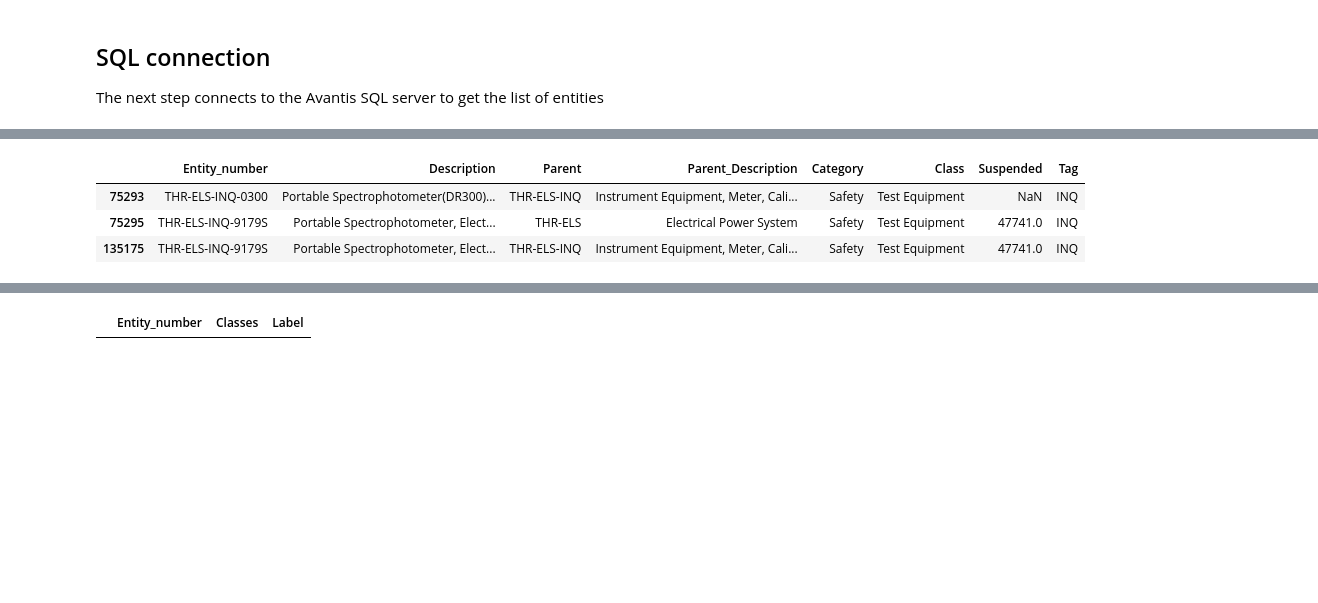
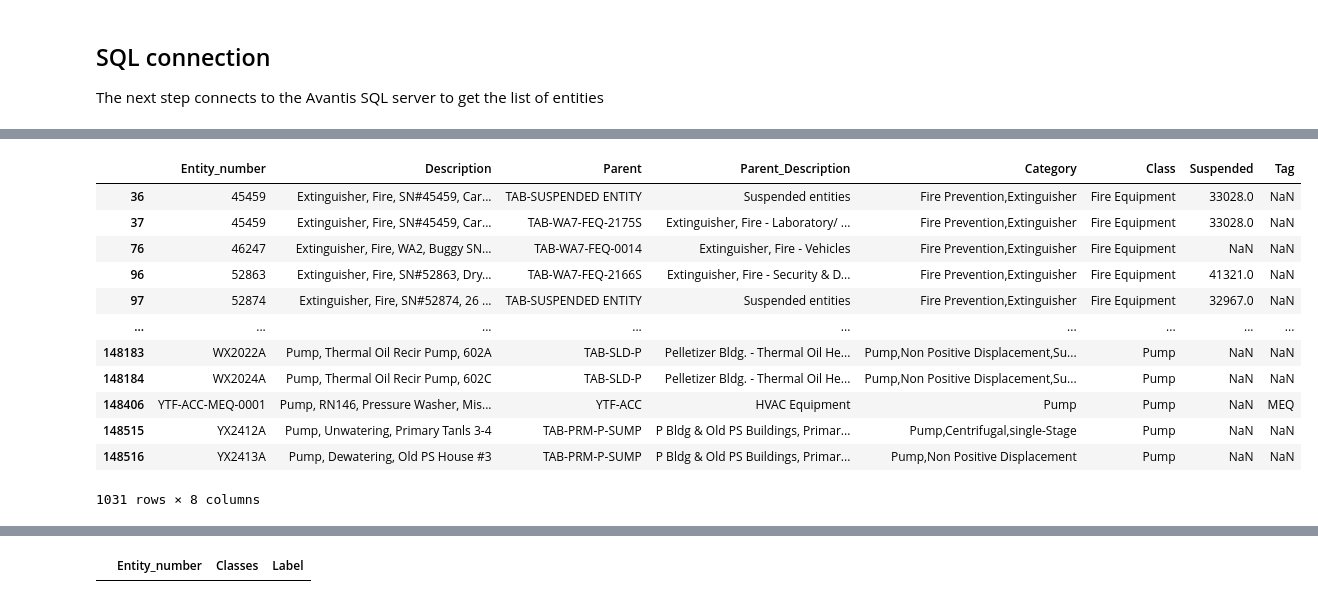
Before and after one commit to TW-ASMP/TWONTO, a Jupyter notebook: Avantis Mapping/Avantis Mapping Instructions.ipynb, the cells around one changed output, grey strips where cells are left out. Drawn from its saved outputs; the diff is of its cells as text; code cells hidden in the pictures; blank space fills up the shorter version.

```diff
--- a/Avantis Mapping/Avantis Mapping Instructions.ipynb
+++ b/Avantis Mapping/Avantis Mapping Instructions.ipynb
@@ -253,12 +225,21 @@ Test Equipment         3
 Name: Entity_number, dtype: int64
 # %%
 leftover = df1[df1['Entity_number'].isin(entityMatch[entityMatch['First_Match'] == '']['Entity_number'])]
-leftover[leftover['Class'] == 'Test Equipment']
+leftover
 # %% [output]
 |  | Entity_number | Description | Parent | Parent_Description | Category | Class | Suspended | Tag |
-| 75293 | THR-ELS-INQ-0300 | Portable Spectrophotometer(DR300)... | THR-ELS-INQ | Instrument Equipment, Meter, Cali... | Safety | Test Equipment | NaN | INQ |
-| 75295 | THR-ELS-INQ-9179S | Portable Spectrophotometer, Elect... | THR-ELS | Electrical Power System | Safety | Test Equipment | 47741.0 | INQ |
-| 135175 | THR-ELS-INQ-9179S | Portable Spectrophotometer, Elect... | THR-ELS-INQ | Instrument Equipment, Meter, Cali... | Safety | Test Equipment | 47741.0 | INQ |
+| 36 | 45459 | Extinguisher, Fire, SN#45459, Car... | TAB-SUSPENDED ENTITY | Suspended entities | Fire Prevention,Extinguisher | Fire Equipment | 33028.0 | NaN |
+| 37 | 45459 | Extinguisher, Fire, SN#45459, Car... | TAB-WA7-FEQ-2175S | Extinguisher, Fire - Laboratory/ ... | Fire Prevention,Extinguisher | Fire Equipment | 33028.0 | NaN |
+| 76 | 46247 | Extinguisher, Fire, WA2, Buggy SN... | TAB-WA7-FEQ-0014 | Extinguisher, Fire - Vehicles | Fire Prevention,Extinguisher | Fire Equipment | NaN | NaN |
+| 96 | 52863 | Extinguisher, Fire, SN#52863, Dry... | TAB-WA7-FEQ-2166S | Extinguisher, Fire - Security & D... | Fire Prevention,Extinguisher | Fire Equipment | 41321.0 | NaN |
+| 97 | 52874 | Extinguisher, Fire, SN#52874, 26 ... | TAB-SUSPENDED ENTITY | Suspended entities | Fire Prevention,Extinguisher | Fire Equipment | 32967.0 | NaN |
+| ... | ... | ... | ... | ... | ... | ... | ... | ... |
+| 148183 | WX2022A | Pump, Thermal Oil Recir Pump, 602A | TAB-SLD-P | Pelletizer Bldg. - Thermal Oil He... | Pump,Non Positive Displacement,Su... | Pump | NaN | NaN |
+| 148184 | WX2024A | Pump, Thermal Oil Recir Pump, 602C | TAB-SLD-P | Pelletizer Bldg. - Thermal Oil He... | Pump,Non Positive Displacement,Su... | Pump | NaN | NaN |
+| 148406 | YTF-ACC-MEQ-0001 | Pump, RN146, Pressure Washer, Mis... | YTF-ACC | HVAC Equipment | Pump | Pump | NaN | MEQ |
+| 148515 | YX2412A | Pump, Unwatering, Primary Tanls 3-4 | TAB-PRM-P-SUMP | P Bldg & Old PS Buildings, Primar... | Pump,Centrifugal,single-Stage | Pump | NaN | NaN |
+| 148516 | YX2413A | Pump, Dewatering, Old PS House #3 | TAB-PRM-P-SUMP | P Bldg & Old PS Buildings, Primar... | Pump,Non Positive Displacement | Pump | NaN | NaN |
+1031 rows × 8 columns
 # %%
 print(len(entityMatch['First_Match'][~entityMatch['First_Match'].isin(TWONTO_classes['Classes'])].unique()))
 entityMatch['First_Match'][~entityMatch['First_Match'].isin(TWONTO_classes['Classes'])].unique()
```
Also changed, not shown: parts of 12 cells of this notebook, 16 other files.
